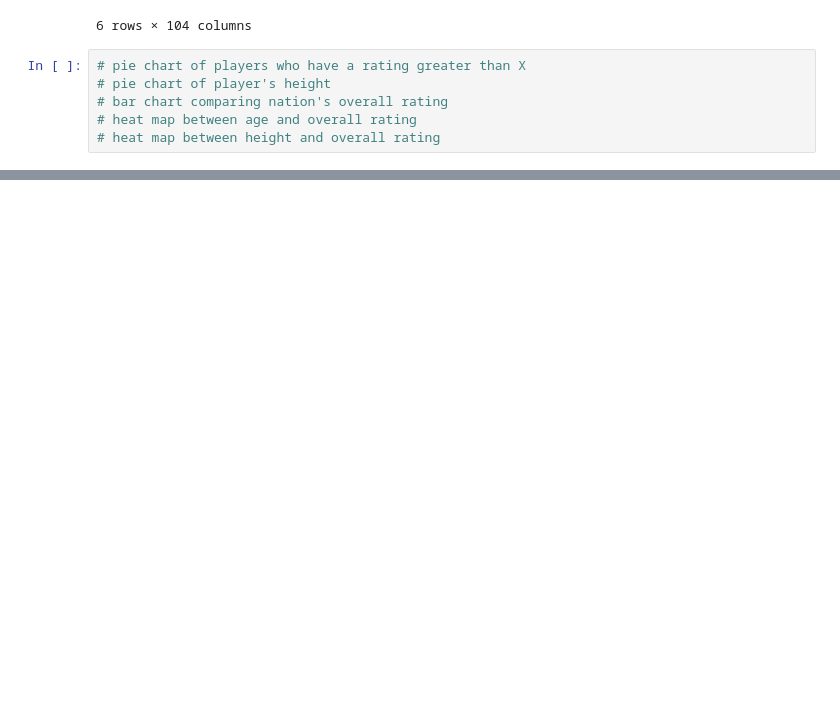
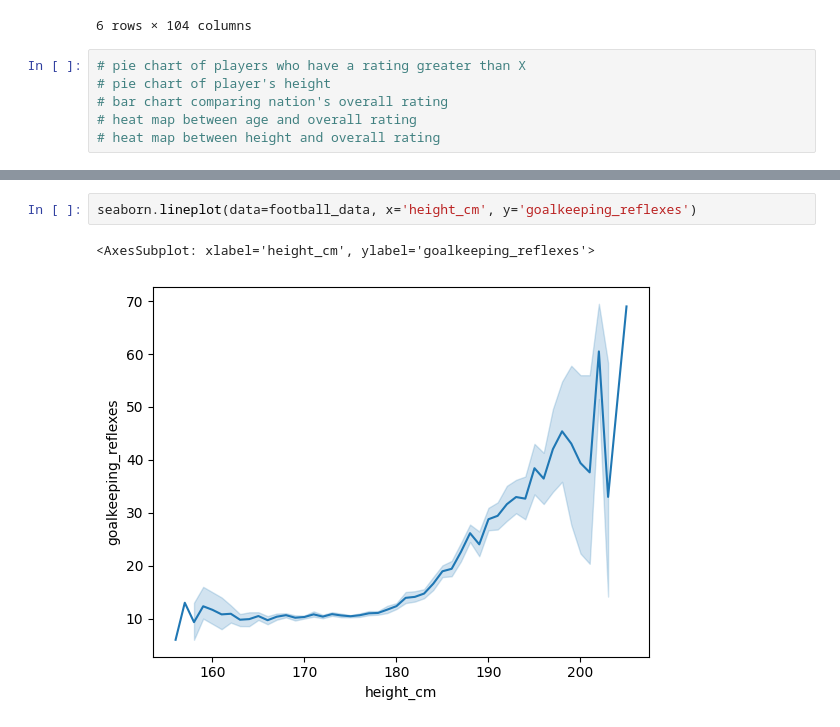
Before and after one commit to WalterMenjivar1/hth_fallprogram, a Jupyter notebook: Finding_an_interesting_dataset/My Data Analysis.ipynb, the cells around one changed output, grey strips where cells are left out. Drawn from its saved outputs; the diff is of its cells as text; blank space fills up the shorter version.

```diff
--- a/Finding_an_interesting_dataset/My Data Analysis.ipynb
+++ b/Finding_an_interesting_dataset/My Data Analysis.ipynb
@@ -59,0 +85,5 @@ football_data[football_data['overall'] > 90]
+# %%
+seaborn.lineplot(data=football_data, x='height_cm', y='goalkeeping_reflexes')
+# %% [output]
+<AxesSubplot: xlabel='height_cm', ylabel='goalkeeping_reflexes'>
+[figure, added]
```
Also changed, not shown: parts of 6 cells of this notebook.
